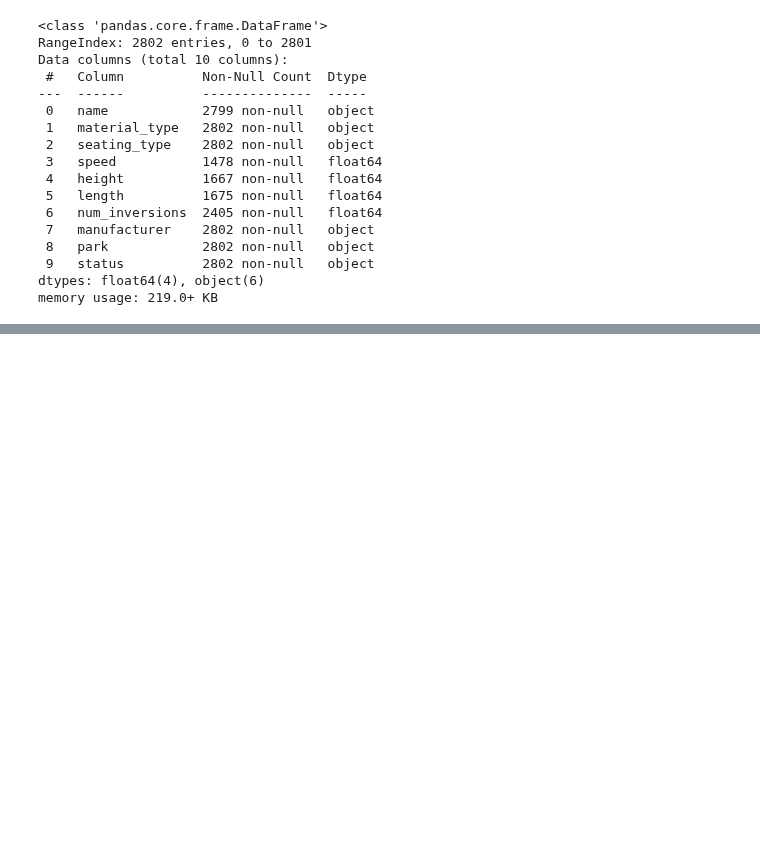
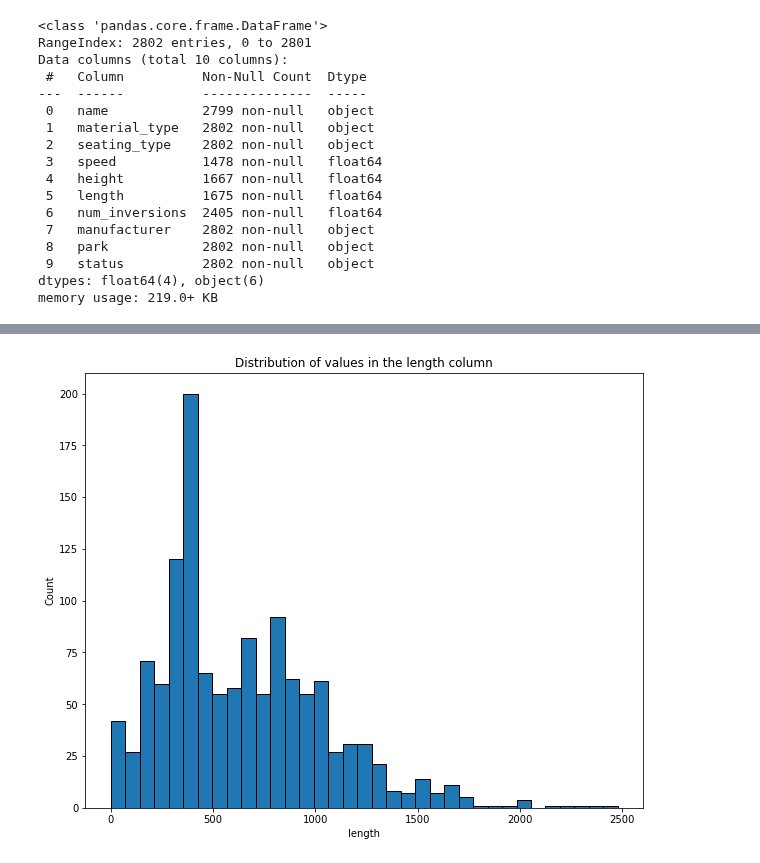
Before and after one commit to joeelorm/Data_Science, a Jupyter notebook: Data Visualization/Data Visualisation_3.ipynb, the cells around one changed output, grey strips where cells are left out. Cells and saved outputs as stored; diff of their text form; code cells hidden in the pictures; blank space fills up the shorter version.

```diff
--- a/Data Visualization/Data Visualisation_3.ipynb
+++ b/Data Visualization/Data Visualisation_3.ipynb
@@ -220,0 +242,4 @@ hist_creator(roller_coasters, 'speed')
+# %%
+hist_creator(roller_coasters, 'length')
+# %% [output]
+[figure, added]
```
Also changed, not shown: parts of 7 cells of this notebook.
